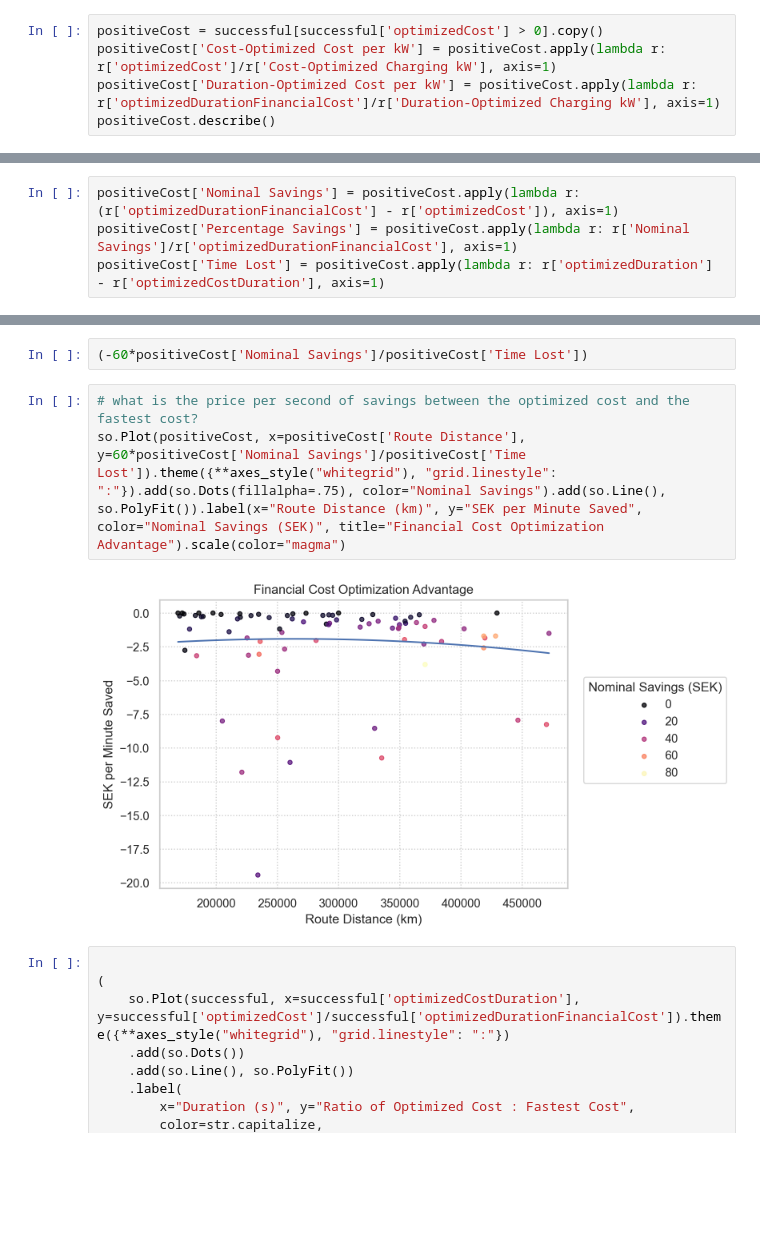
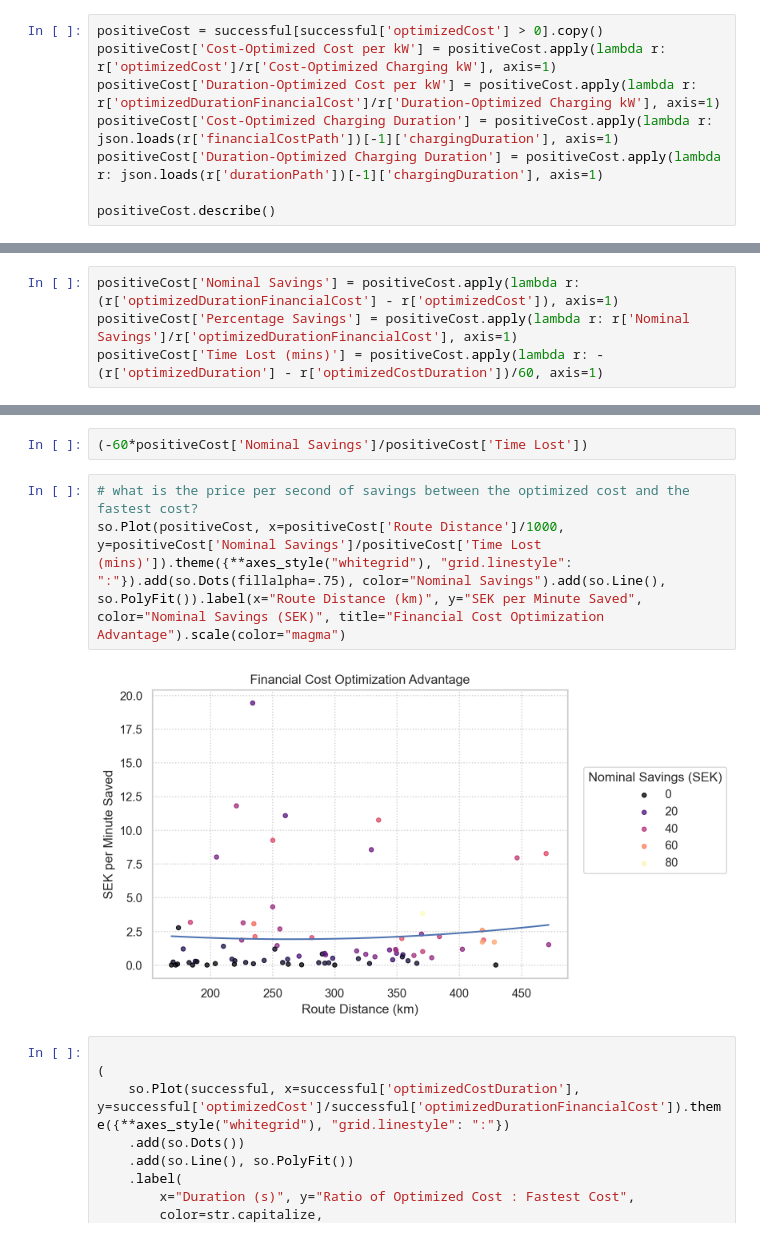
Before and after one commit to mattlehrer/ev-routing-experiment-analysis, a Jupyter notebook: figures.ipynb, the cells around one changed output, grey strips where cells are left out. Saved outputs shown, nothing was run; the diff lists cells and outputs as text; blank space fills up the shorter version.

```diff
--- a/figures.ipynb
+++ b/figures.ipynb
@@ -116,6 +116,9 @@ ended.describe()
 positiveCost = successful[successful['optimizedCost'] > 0].copy()
 positiveCost['Cost-Optimized Cost per kW'] = positiveCost.apply(lambda r: r['optimizedCost']/r['Cost-Optimized Charging kW'], axis=1)
 positiveCost['Duration-Optimized Cost per kW'] = positiveCost.apply(lambda r: r['optimizedDurationFinancialCost']/r['Duration-Optimized Charging kW'], axis=1)
+positiveCost['Cost-Optimized Charging Duration'] = positiveCost.apply(lambda r: json.loads(r['financialCostPath'])[-1]['chargingDuration'], axis=1)
+positiveCost['Duration-Optimized Charging Duration'] = positiveCost.apply(lambda r: json.loads(r['durationPath'])[-1]['chargingDuration'], axis=1)
+
 positiveCost.describe()
 # %% [output]
 |  | startTime | totalPower | minimumCapacity | chargeLevelInterval | optimizedCost | optimizedCostDuration | ... |
@@ -130,4 +138,4 @@ positiveCost.describe()
 # %%
 positiveCost['Nominal Savings'] = positiveCost.apply(lambda r: (r['optimizedDurationFinancialCost'] - r['optimizedCost']), axis=1)
 positiveCost['Percentage Savings'] = positiveCost.apply(lambda r: r['Nominal Savings']/r['optimizedDurationFinancialCost'], axis=1)
-positiveCost['Time Lost'] = positiveCost.apply(lambda r: r['optimizedDuration'] - r['optimizedCostDuration'], axis=1)
+positiveCost['Time Lost (mins)'] = positiveCost.apply(lambda r: -(r['optimizedDuration'] - r['optimizedCostDuration'])/60, axis=1)
@@ -195,9 +222,9 @@ so.Plot(positiveCost, x=positiveCost['Route Distance']/1000, y=positiveCost['Per
 (-60*positiveCost['Nominal Savings']/positiveCost['Time Lost'])
 # %%
 # what is the price per second of savings between the optimized cost and the fastest cost?
-so.Plot(positiveCost, x=positiveCost['Route Distance'], y=60*positiveCost['Nominal Savings']/positiveCost['Time Lost']).theme({**axes_style("whitegrid"), "grid.linestyle": ":"}).add(so.Dots(fillalpha=.75), color="Nominal Savings").add(so.Line(), so.PolyFit()).label(x="Route Distance (km)", y="SEK per Minute Saved", color="Nominal Savings (SEK)", title="Financial Cost Optimization Advantage").scale(color="magma")
+so.Plot(positiveCost, x=positiveCost['Route Distance']/1000, y=positiveCost['Nominal Savings']/positiveCost['Time Lost (mins)']).theme({**axes_style("whitegrid"), "grid.linestyle": ":"}).add(so.Dots(fillalpha=.75), color="Nominal Savings").add(so.Line(), so.PolyFit()).label(x="Route Distance (km)", y="SEK per Minute Saved", color="Nominal Savings (SEK)", title="Financial Cost Optimization Advantage").scale(color="magma")
 # %% [output]
-[figure, old version]
+[figure, new version]
 # %%
 
 (
```
Also changed, not shown: parts of 6 cells of this notebook.
